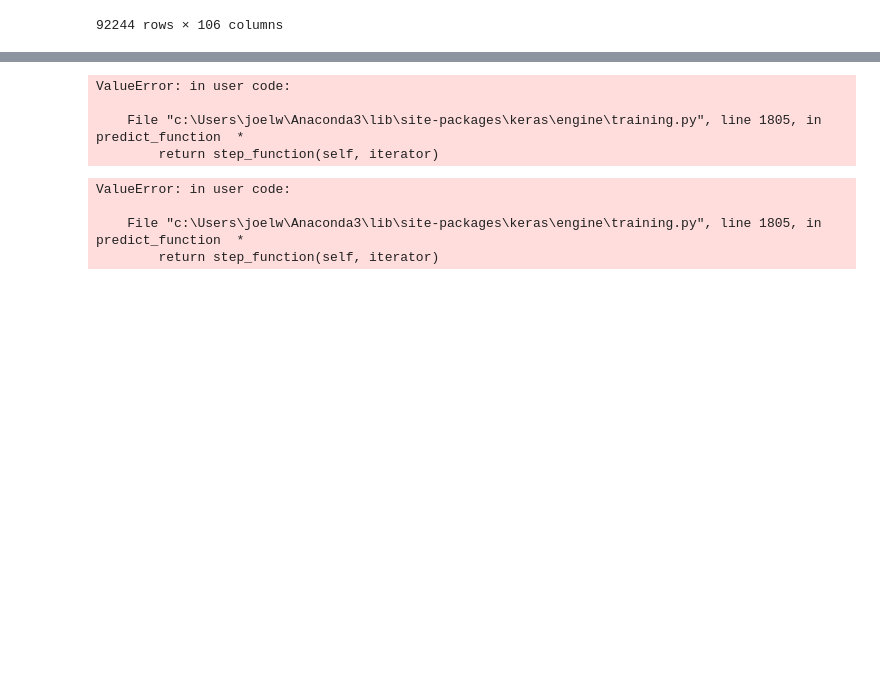
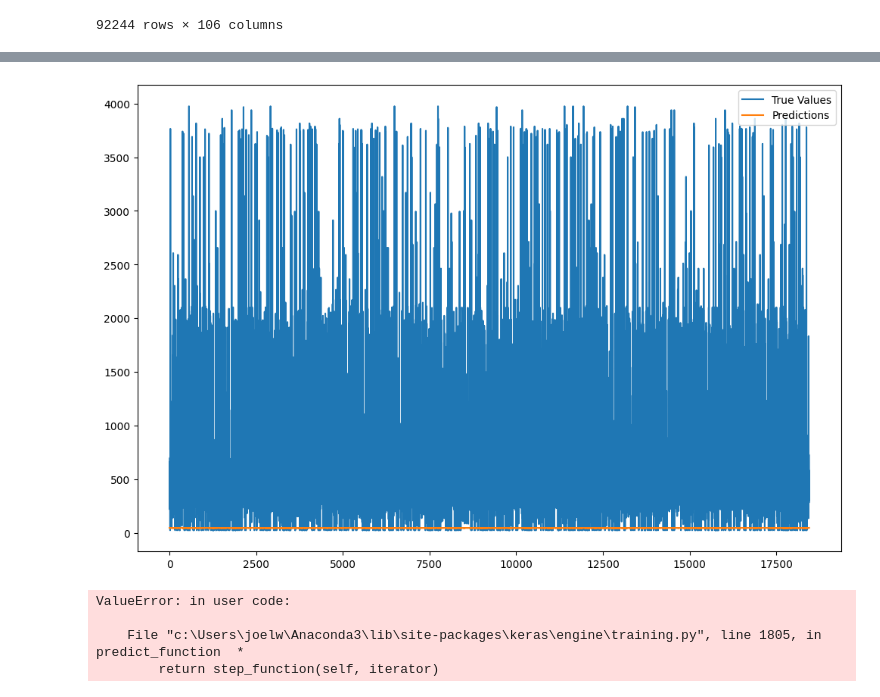
Before and after one commit to joelwwiggins/car_ml, a Jupyter notebook: Copy_of_notebook_test.ipynb, the cells around one changed output, grey strips where cells are left out. Saved outputs shown, nothing was run; the diff lists cells and outputs as text; code cells hidden in the pictures; blank space fills up the shorter version.

```diff
--- a/Copy_of_notebook_test.ipynb
+++ b/Copy_of_notebook_test.ipynb
@@ -305,0 +199,15 @@ _________________________________________________________________
+# %%
+#predict the model
+test_predictions = model.predict(x_test_shaped_scaled)
+#inverse transform the predicted values
+test_predictions = scaler.inverse_transform(test_predictions)
+#inverse transform the actual values
+y_test_scaled = scaler.inverse_transform(y_test_scaled)
+
+#plot the predicted values against the actual values
+plt.figure(figsize=(12,8))
+plt.plot(y_test_scaled[:,1], label='True Values')
+plt.plot(test_predictions[:,1], label='Predictions')
+plt.legend()
+plt.show()
+# %% [output]
@@ -306,3 +215,4 @@ _________________________________________________________________
+[figure, added]
 # %%
 #save the model
 nn_model.save('model.h5')
@@ -331,23 +241,3 @@ ValueError: in user code:
 
     File "c:\Users\joelw\Anaconda3\lib\site-packages\keras\engine\training.py", line 1805, in predict_function  *
         return step_function(self, iterator)
-# %%
-#clean outliers from df and retrain
-df_loss= nn_model.predict(df)
-
-#inverse transform df_loss
-df_loss_inv = scaler.inverse_transform(df_loss)
-
-inv_scaled_loss=tf.keras.losses.mae(df_loss_inv, df)
-
-#add a column to df with the loss
-df['loss']=inv_scaled_loss
-
-#trend the loss
-fig = px.line(df, x=df.index, y='loss')
-fig.show()
-# %% [output]
-ValueError: in user code:
-
-    File "c:\Users\joelw\Anaconda3\lib\site-packages\keras\engine\training.py", line 1805, in predict_function  *
-        return step_function(self, iterator)
```
Also changed, not shown: parts of 9 cells of this notebook, 1 other file.
